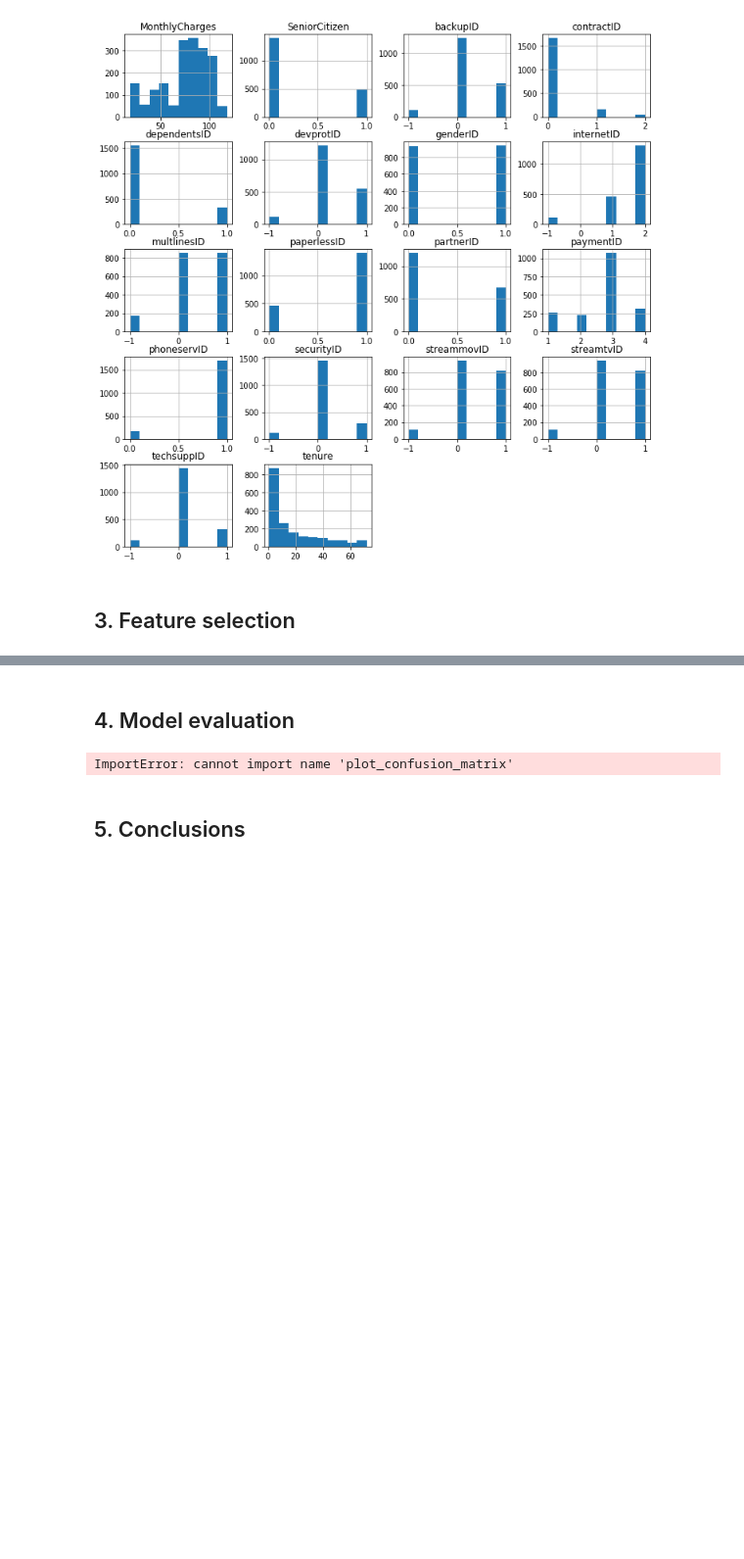
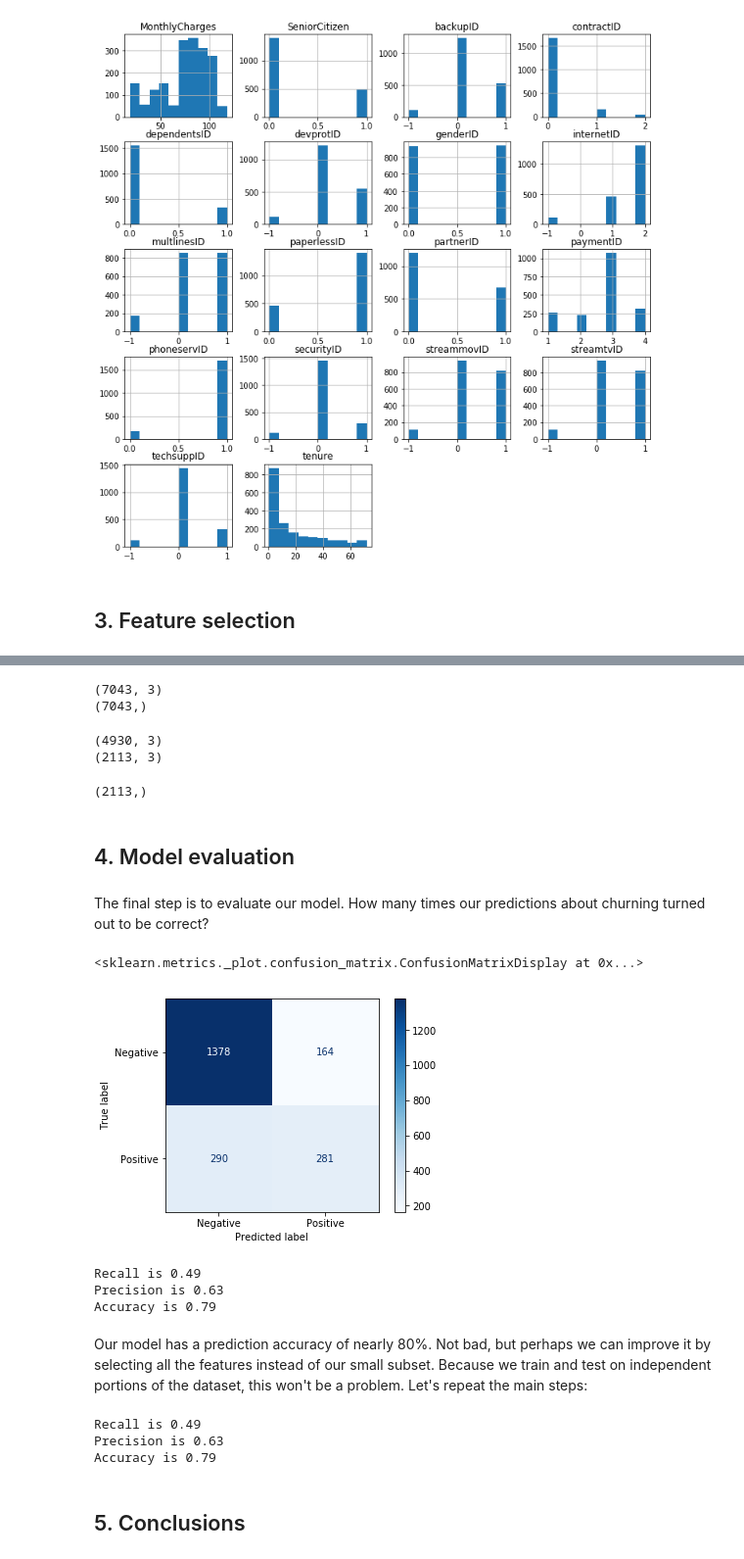
Before and after one commit to g14r/mobile_churn, a Jupyter notebook: mobile_churn.ipynb, the cells around one changed output, grey strips where cells are left out. Shown at 98% size. Drawn from its saved outputs; the diff is of its cells as text; code cells hidden in the pictures; blank space fills up the shorter version.

```diff
--- a/mobile_churn.ipynb
+++ b/mobile_churn.ipynb
@@ -182 +196,12 @@ Y = df.iloc[:,-1]
+# %%
+# Let's select explanatory features (X) and the response variables (Y)
+X = df[['tenure', 'MonthlyCharges', 'contractID']] # features we use for prediction
+Y = df.churnID # what we are predicting
+
+# Let's take a quick look at the shape of our variables
+print(X.shape)
+print(Y.shape)
+# %% [output]
+(7043, 3)
+(7043,)
 # %%
@@ -184,20 +210,31 @@ from sklearn.preprocessing import StandardScaler
 scaler = StandardScaler()
 X_standard = scaler.fit_transform(X)
 # %%
+# And split dataset into train and test sets
 from sklearn.model_selection import train_test_split
 X_train, X_evaluate, Y_train, Y_evaluate = train_test_split(X_standard, Y, test_size=0.3)
+print(X_train.shape)
+print(X_evaluate.shape)
+# %% [output]
+(4930, 3)
+(2113, 3)
 # %%
+# Finally, let's run our logistic regression model and create our predictions
 from sklearn.linear_model import LogisticRegression
-
 clf = LogisticRegression(random_state=0).fit(X_train, Y_train)
-
 Y_pred = clf.predict(X_evaluate)
+print(Y_pred.shape)
+# %% [output]
+(2113,)
 # %% [markdown]
 ## 4. Model evaluation
+# %% [markdown]
+The final step is to evaluate our model. How many times our predictions about churning turned out to be correct?
 # %%
+# Let's create a confusion matrix to get all possible outcomes
 from sklearn.metrics import plot_confusion_matrix
-class_names = ['Negative', 'Positive', ]
-
+class_names = ['Negative', 'Positive']
 plot_confusion_matrix(clf, X_evaluate, Y_evaluate, cmap=plt.cm.Blues, display_labels=class_names)
 # %% [output]
-ImportError: cannot import name 'plot_confusion_matrix'
+<sklearn.metrics._plot.confusion_matrix.ConfusionMatrixDisplay at 0x...>
+[figure, added]
@@ -204,2 +251,42 @@ ImportError: cannot import name 'plot_confusion_matrix'
+# %%
+# calculating recall, precision, and accuracy
+recall = TP/(TP + FN)
+print(f'Recall is {recall:.2f}')
+
+precision = TP/(TP + FP)
+print(f'Precision is {precision:.2f}')
+
+accuracy = (TP + TN)/(TP + TN + FP + FN)
+print(f'Accuracy is {accuracy:.2f}')
+# %% [output]
+Recall is 0.49
+Precision is 0.63
+Accuracy is 0.79
+# %% [markdown]
+Our model has a prediction accuracy of nearly 80%. Not bad, but perhaps we can improve it by selecting all the features instead of our small subset. Because we train and test on independent portions of the dataset, this won't be a problem. Let's repeat the main steps:
+# %%
+X = df.iloc[:,20:-1] # features we use for prediction
+Y = df.churnID # what we are predicting
+
+from sklearn.preprocessing import StandardScaler
+scaler = StandardScaler()
+X_standard = scaler.fit_transform(X)
+
+from sklearn.model_selection import train_test_split
+X_train, X_evaluate, Y_train, Y_evaluate = train_test_split(X_standard, Y, test_size=0.3)
+
+from sklearn.metrics import confusion_matrix
+con_mat = confusion_matrix(Y_evaluate, Y_pred)
+
+recall = TP/(TP + FN)
+print(f'Recall is {recall:.2f}')
+precision = TP/(TP + FP)
+print(f'Precision is {precision:.2f}')
+accuracy = (TP + TN)/(TP + TN + FP + FN)
+print(f'Accuracy is {accuracy:.2f}')
+# %% [output]
+Recall is 0.49
+Precision is 0.63
+Accuracy is 0.79
 # %% [markdown]
 ## 5. Conclusions
```
Also changed, not shown: parts of 16 cells of this notebook.
